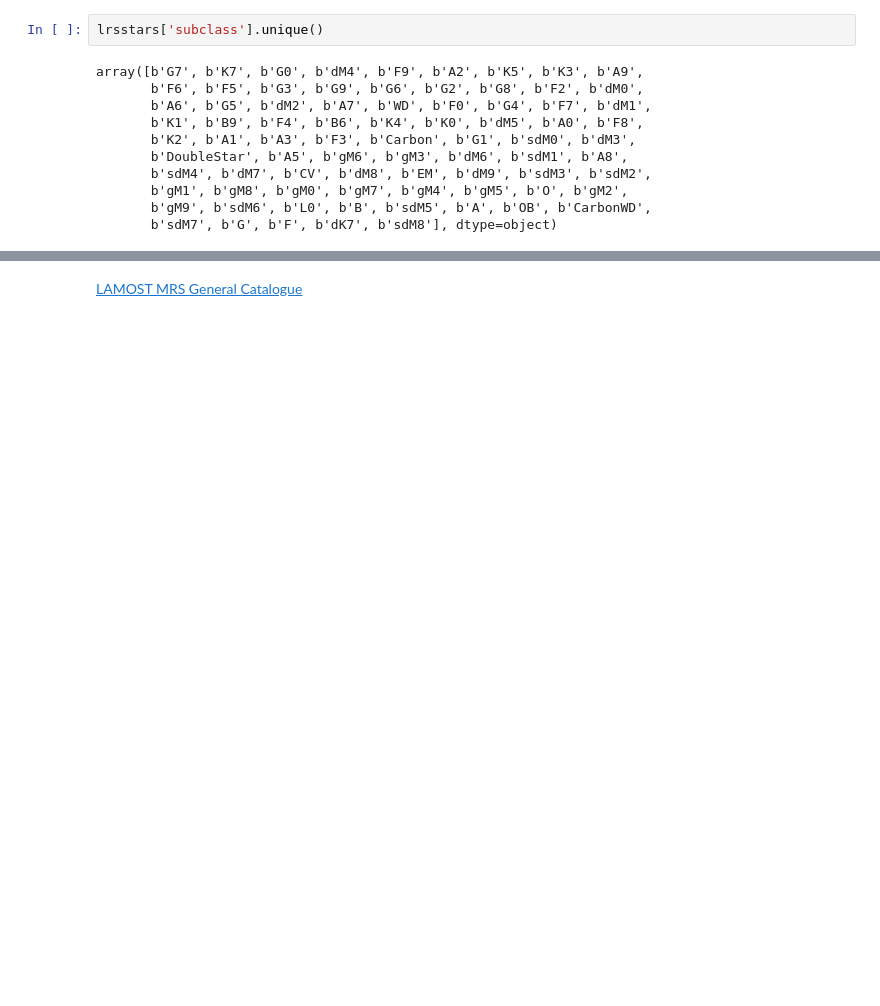
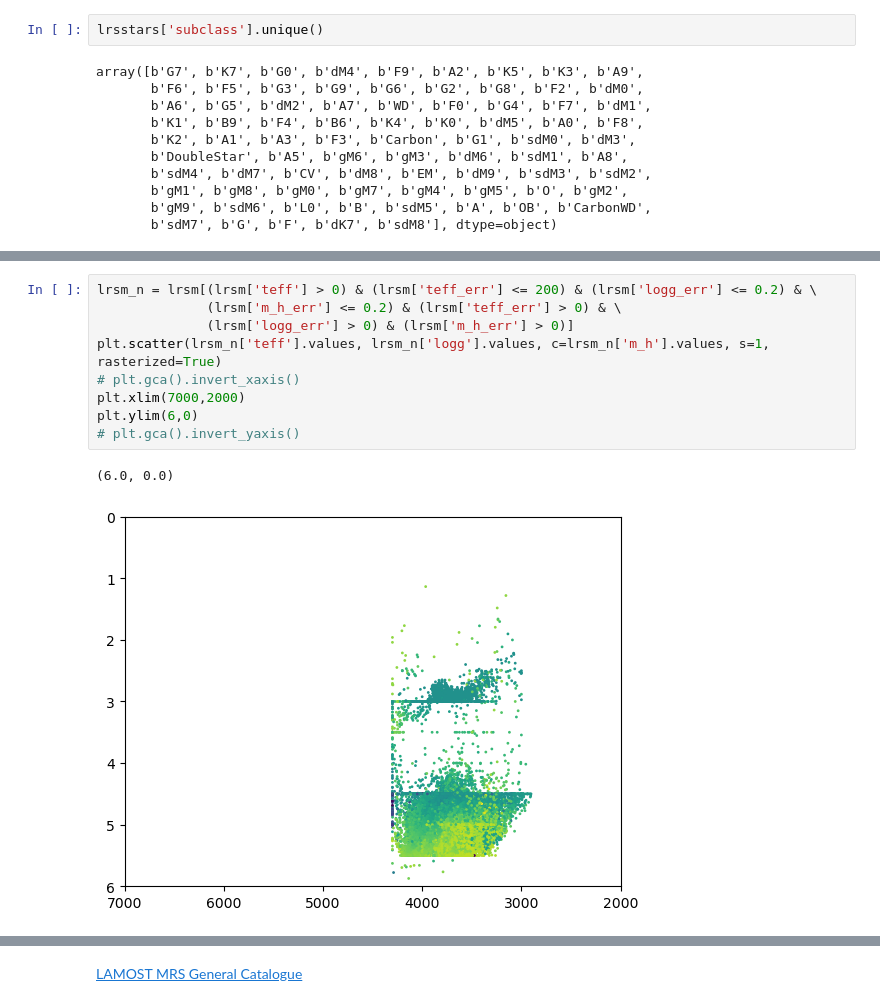
Before and after one commit to aydanmckay/clean-data, a Jupyter notebook: lamostdr8.ipynb, the cells around one changed output, grey strips where cells are left out. Saved outputs shown, nothing was run; the diff lists cells and outputs as text; blank space fills up the shorter version.

```diff
--- a/lamostdr8.ipynb
+++ b/lamostdr8.ipynb
@@ -100,0 +145,12 @@ lrs_star
+# %%
+lrsm_n = lrsm[(lrsm['teff'] > 0) & (lrsm['teff_err'] <= 200) & (lrsm['logg_err'] <= 0.2) & \
+              (lrsm['m_h_err'] <= 0.2) & (lrsm['teff_err'] > 0) & \
+              (lrsm['logg_err'] > 0) & (lrsm['m_h_err'] > 0)]
+plt.scatter(lrsm_n['teff'].values, lrsm_n['logg'].values, c=lrsm_n['m_h'].values, s=1, rasterized=True)
+# plt.gca().invert_xaxis()
+plt.xlim(7000,2000)
+plt.ylim(6,0)
+# plt.gca().invert_yaxis()
+# %% [output]
+(6.0, 0.0)
+[figure, added]
```
Also changed, not shown: parts of 43 cells of this notebook.
